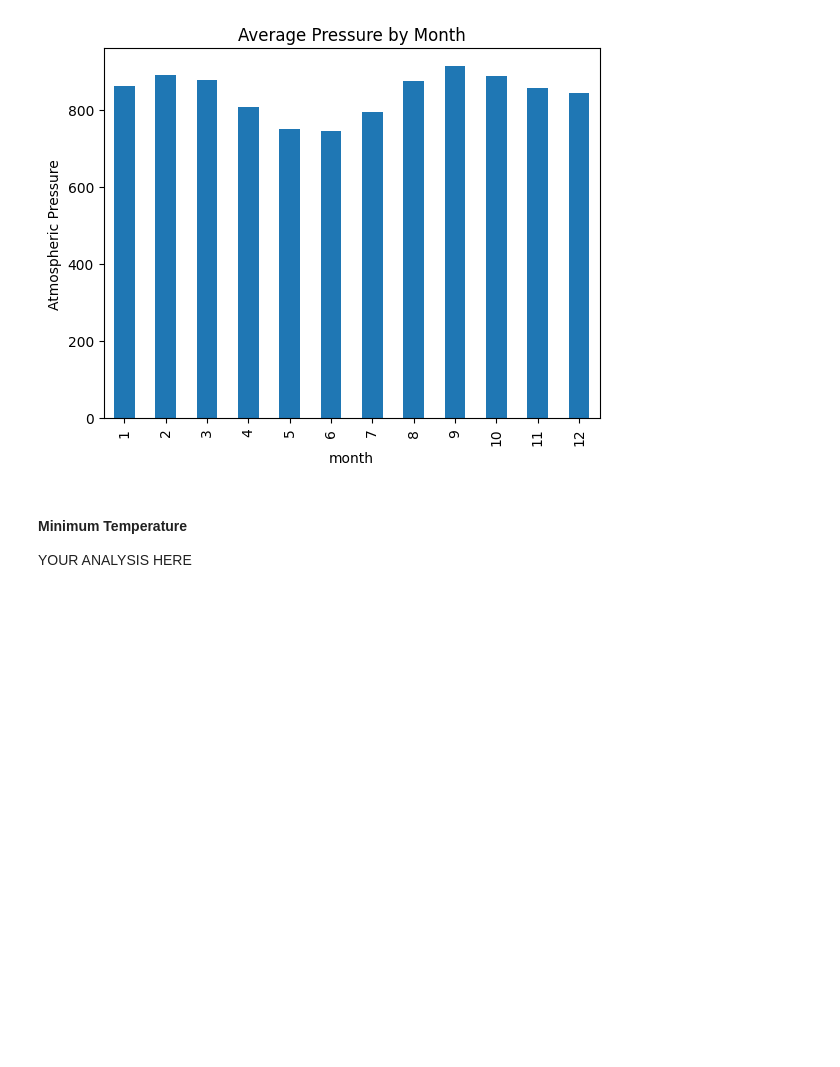
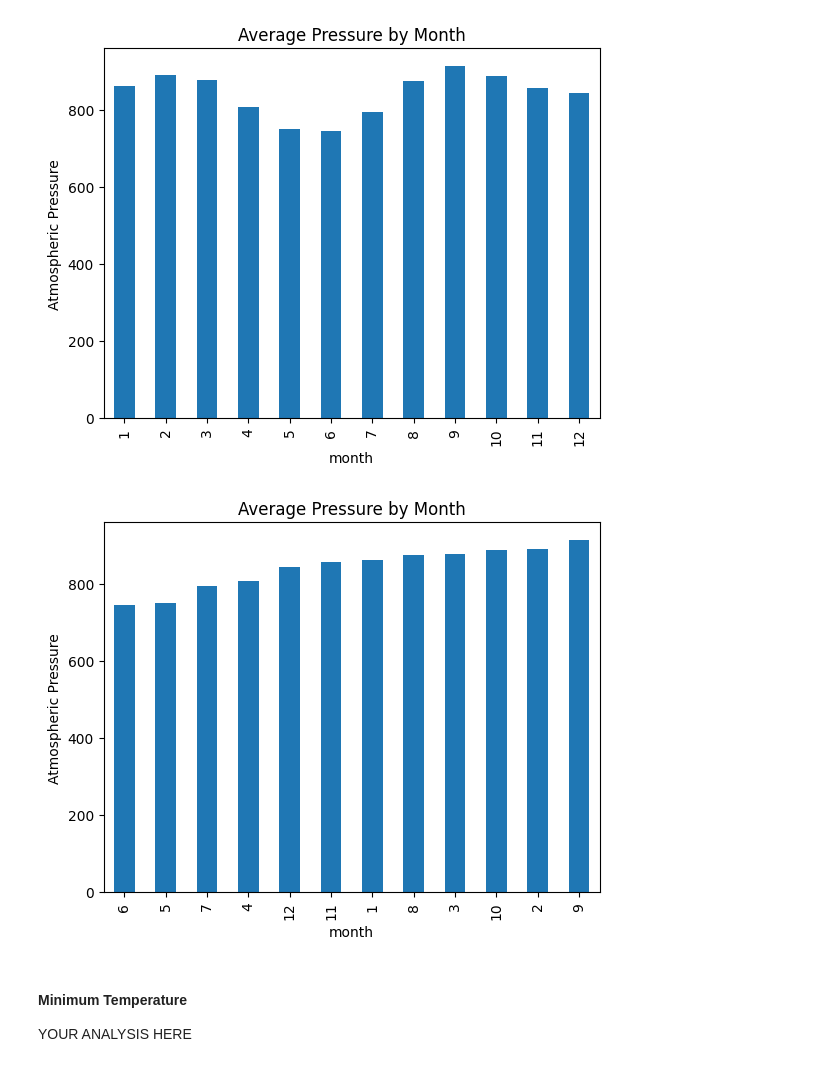
Before and after one commit to renzsupnet/soup_challenge, a Jupyter notebook: part_2_mars_weather.ipynb, the cells around one changed output. Cells and saved outputs as stored; diff of their text form; code cells hidden in the pictures; blank space fills up the shorter version.

Commit message:
Added sorted graph

```diff
--- a/part_2_mars_weather.ipynb
+++ b/part_2_mars_weather.ipynb
@@ -194,6 +194,12 @@ plt.show()
 [figure]
 # %%
 # Identify the lowest and highest pressure months in Curiosity's location by sorting the previous graph
+average_pressure.sort_values().plot(kind="bar")
+plt.ylabel('Atmospheric Pressure')
+plt.title("Average Pressure by Month")
+plt.show()
+# %% [output]
+[figure, added]
 # %%
 # 5. How many terrestrial (Earth) days are there in a Martian year?
 # Visually estimate the result by plotting the daily minimum temperature of each observation in the data set.
```
